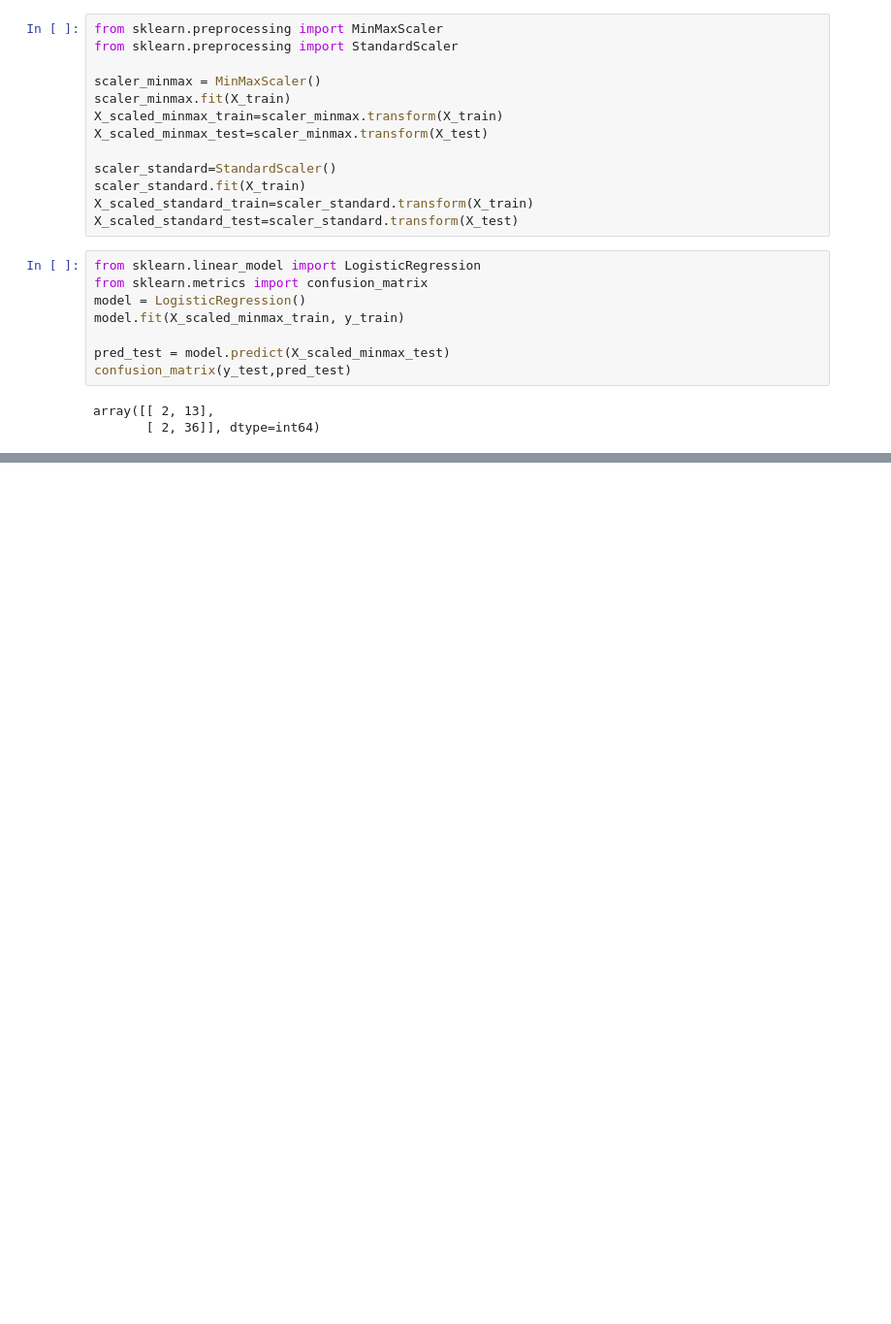
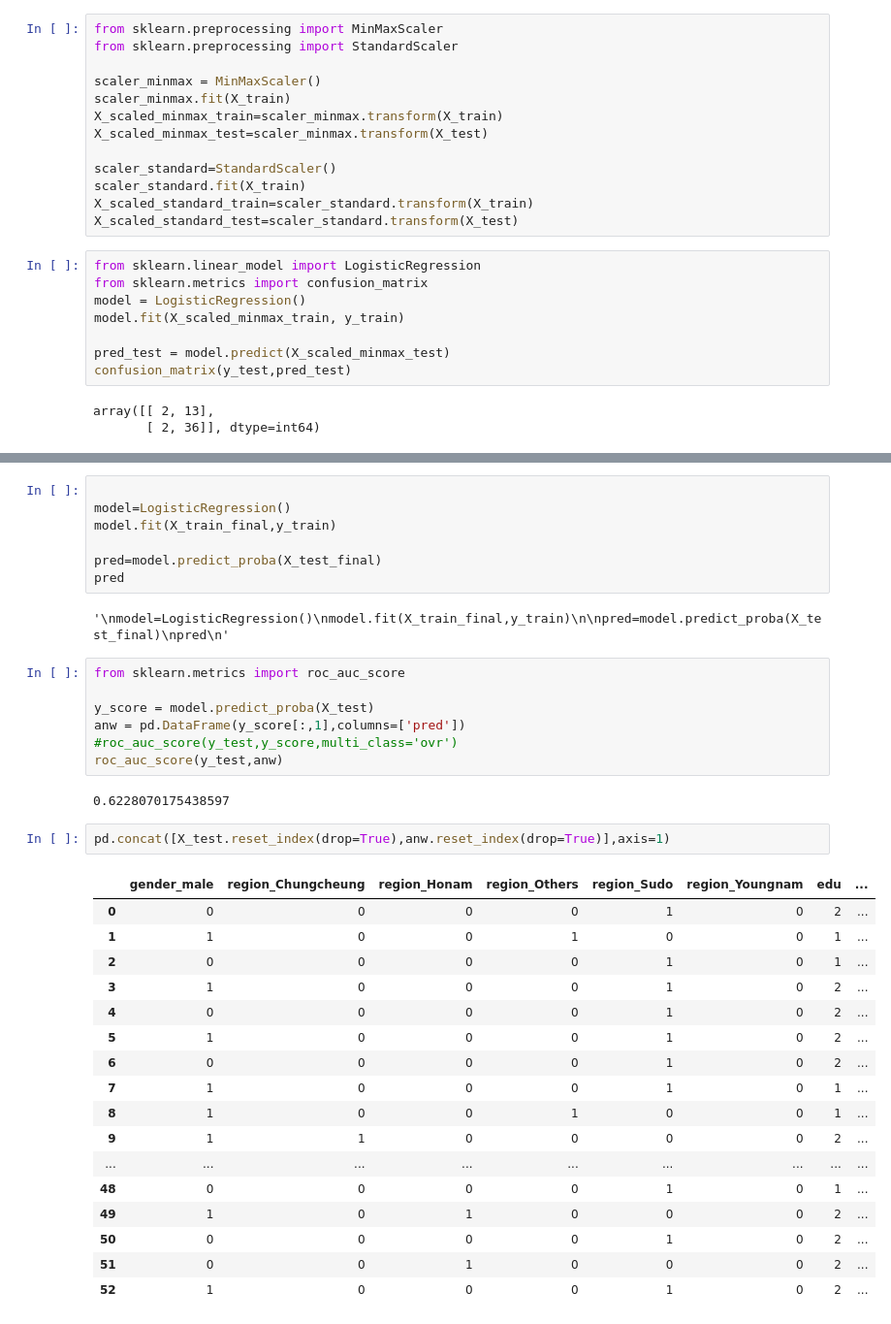
Before and after one commit to hkyoo52/BigData_engineer, a Jupyter notebook: 머신러닝 프로세스/machinelearning_process.ipynb, the cells around one changed output, grey strips where cells are left out. Shown: that part at 97% size. Cells and saved outputs as stored; diff of their text form; blank space fills up the shorter version.

```diff
--- a/머신러닝 프로세스/machinelearning_process.ipynb
+++ b/머신러닝 프로세스/machinelearning_process.ipynb
@@ -167,0 +229,38 @@ array([[ 2, 13],
+# %%
+
+model=LogisticRegression()
+model.fit(X_train_final,y_train)
+
+pred=model.predict_proba(X_test_final)
+pred
+# %% [output]
+'\nmodel=LogisticRegression()\nmodel.fit(X_train_final,y_train)\n\npred=model.predict_proba(X_test_final)\npred\n'
+# %%
+from sklearn.metrics import roc_auc_score
+
+y_score = model.predict_proba(X_test)
+anw = pd.DataFrame(y_score[:,1],columns=['pred'])
+#roc_auc_score(y_test,y_score,multi_class='ovr')
+roc_auc_score(y_test,anw)
+# %% [output]
+0.6228070175438597
+# %%
+pd.concat([X_test.reset_index(drop=True),anw.reset_index(drop=True)],axis=1)
+# %% [output]
+|  | gender_male | region_Chungcheung | region_Honam | region_Others | region_Sudo | region_Youngnam | edu | ... |
+| 0 | 0 | 0 | 0 | 0 | 1 | 0 | 2 | ... |
+| 1 | 1 | 0 | 0 | 1 | 0 | 0 | 1 | ... |
+| 2 | 0 | 0 | 0 | 0 | 1 | 0 | 1 | ... |
+| 3 | 1 | 0 | 0 | 0 | 1 | 0 | 2 | ... |
+| 4 | 0 | 0 | 0 | 0 | 1 | 0 | 2 | ... |
+| 5 | 1 | 0 | 0 | 0 | 1 | 0 | 2 | ... |
+| 6 | 0 | 0 | 0 | 0 | 1 | 0 | 2 | ... |
+| 7 | 1 | 0 | 0 | 0 | 1 | 0 | 1 | ... |
+| 8 | 1 | 0 | 0 | 1 | 0 | 0 | 1 | ... |
+| 9 | 1 | 1 | 0 | 0 | 0 | 0 | 2 | ... |
+| ... | ... | ... | ... | ... | ... | ... | ... | ... |
+| 48 | 0 | 0 | 0 | 0 | 1 | 0 | 1 | ... |
+| 49 | 1 | 0 | 1 | 0 | 0 | 0 | 2 | ... |
+| 50 | 0 | 0 | 0 | 0 | 1 | 0 | 2 | ... |
+| 51 | 0 | 0 | 1 | 0 | 0 | 0 | 2 | ... |
+| 52 | 1 | 0 | 0 | 0 | 1 | 0 | 2 | ... |
```
Also changed, not shown: parts of 8 cells of this notebook, 6 other files.
